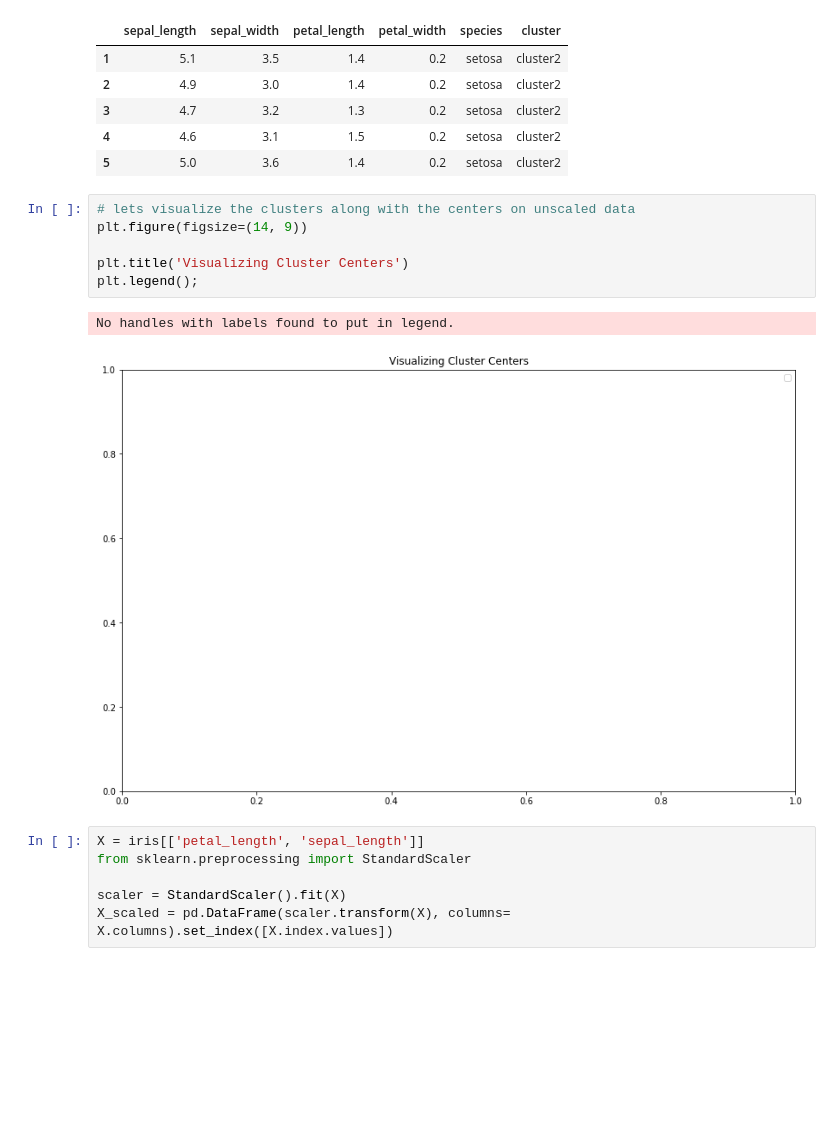
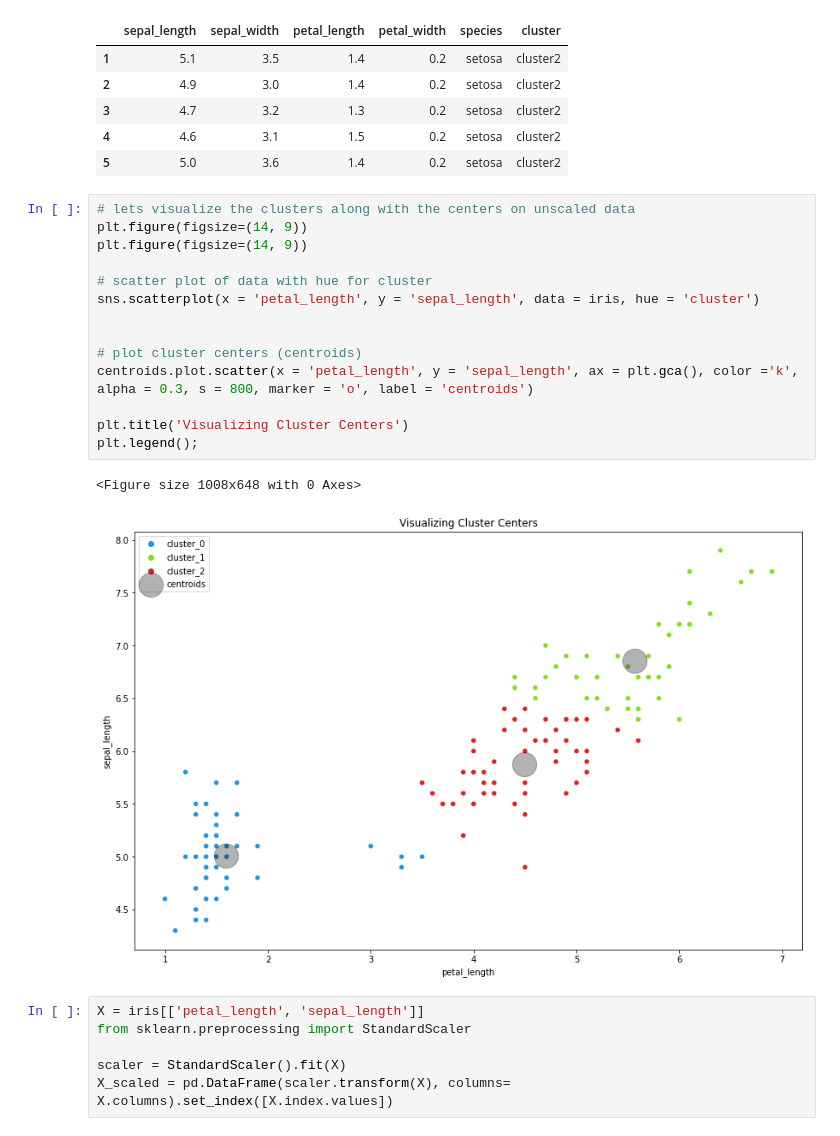
Before and after one commit to CaitlynCarney/git_practice, a Jupyter notebook: data-science-notes/Methodologies_1/Clustering/model.ipynb, the cells around one changed output. Cells and saved outputs as stored; diff of their text form; blank space fills up the shorter version.

```diff
--- a/data-science-notes/Methodologies_1/Clustering/model.ipynb
+++ b/data-science-notes/Methodologies_1/Clustering/model.ipynb
@@ -287,12 +287,20 @@ iris.head()
 # %%
 # lets visualize the clusters along with the centers on unscaled data
 plt.figure(figsize=(14, 9))
+plt.figure(figsize=(14, 9))
+
+# scatter plot of data with hue for cluster
+sns.scatterplot(x = 'petal_length', y = 'sepal_length', data = iris, hue = 'cluster')
+
+
+# plot cluster centers (centroids)
+centroids.plot.scatter(x = 'petal_length', y = 'sepal_length', ax = plt.gca(), color ='k', alpha = 0.3, s = 800, marker = 'o', label = 'centroids')
 
 plt.title('Visualizing Cluster Centers')
 plt.legend();
 # %% [output]
-No handles with labels found to put in legend.
+<Figure size 1008x648 with 0 Axes>
-[figure, old version]
+[figure, new version]
 # %%
 X = iris[['petal_length', 'sepal_length']]
 from sklearn.preprocessing import StandardScaler
```
